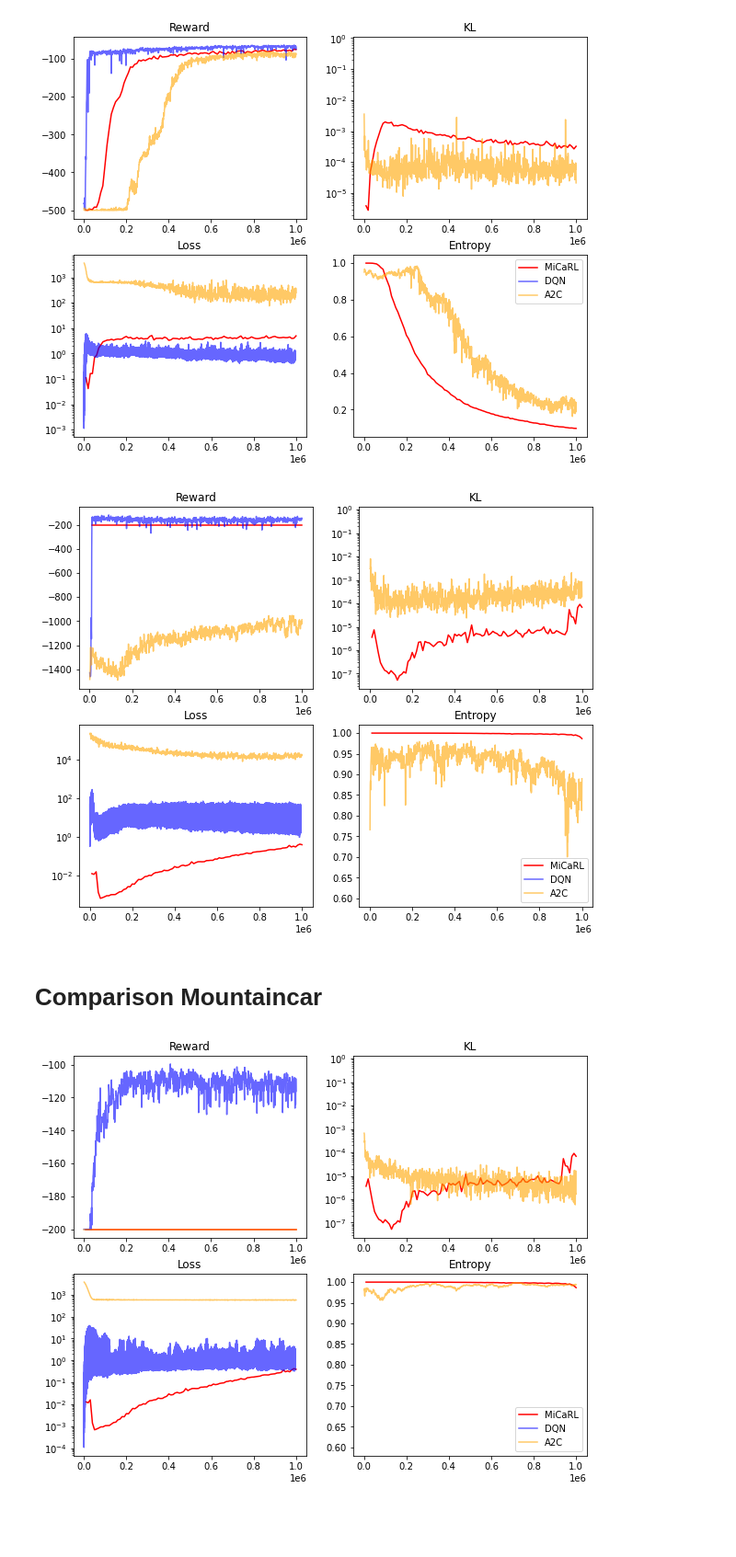
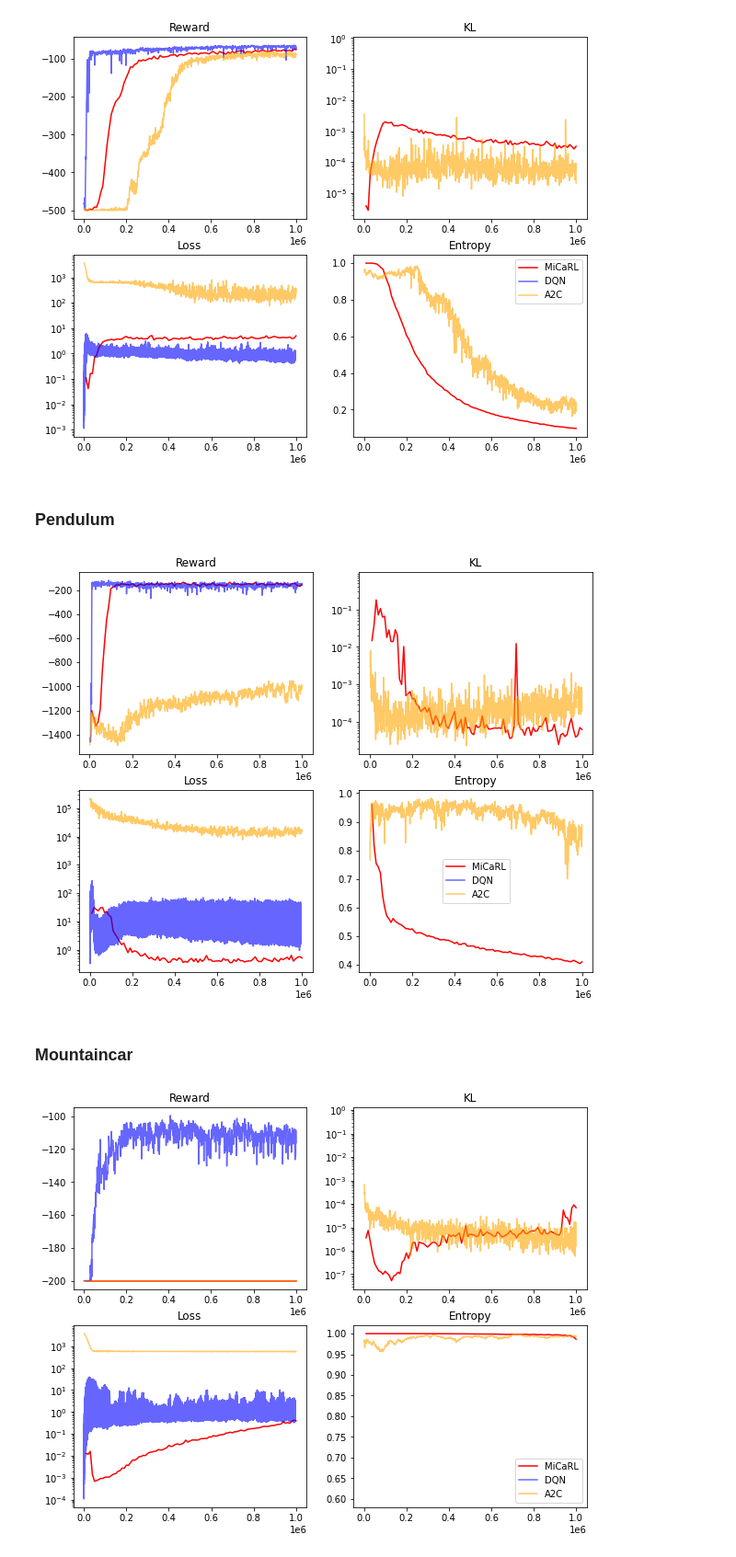
Before and after one commit to riccardodv/MirrorRL, a Jupyter notebook: analyse.ipynb, the cells around one changed output. Shown at 92% size. Cells and saved outputs as stored; diff of their text form; code cells hidden in the pictures; blank space fills up the shorter version.

Commit message:
udpate analyse remore redundant functions comparison plots

```diff
--- a/analyse.ipynb
+++ b/analyse.ipynb
@@ -507,5 +507,5 @@ plt.savefig("./Figures/all_rewards"+".pdf", format='pdf')
 # %%
-def plot_agents_comparison_cartpole(path, time = False):
+def plot_agents_comparison(path, time = False, choose_nb = None, id = None):
     # MiCaRl
     limsup = 100
     all_folders = [f for f in os.listdir(path[0]) if os.path.isdir(os.path.join(path[0], f))]
@@ -521,6 +521,9 @@ def plot_agents_comparison_cartpole(path, time = False):
         _df["nb_add_neurone_per_iter"] = pms["nb_add_neurone_per_iter"]
         _df["nb_samp_per_iter"] = pms["nb_samp_per_iter"]
         df = pd.concat([df, _df], ignore_index=True)
+
+    if choose_nb:
+        df = df[df["nb_add_neurone_per_iter"]==choose_nb]
 
     df = df[["nb_add_neurone_per_iter", "nb_samp_per_iter", "eta", 'average_reward', 'q_error_train', "kl", "entropy", "experiment_id", "time_total_s", "time_since_restore", "training_iteration"]]
 
@@ -550,7 +553,7 @@ def plot_agents_comparison_cartpole(path, time = False):
         yfit = df_sub["mean"]["kl"]
         dyfit = df_sub["std"]["kl"]
         # axs[0, 1].fill_between(xfit, yfit + dyfit, yfit-dyfit, alpha=0.4)
-        axs[0, 1].plot(xfit, yfit, alpha=1,color='red')
+        axs[0, 1].plot(xfit, yfit, alpha=1, color='red')
         axs[0, 1].set_title("KL")
         axs[0, 1].set_yscale('log')
 
@@ -573,7 +576,6 @@ def plot_agents_comparison_cartpole(path, time = False):
     else:
         xfit  = dfr.index
     yfit = dfr["mean"]["value"]["eval_rewards"]
-    # ax1.fill_between(xfit, yfit - dyfit, np.minimum(yfit+dyfit,500), color='blue', alpha=0.4)
     axs[0,0].plot(xfit, yfit, alpha=0.6, color='blue')
 
     dfl = df[(df["tag"]=="losses/q_loss")]
@@ -584,7 +586,6 @@ def plot_agents_comparison_cartpole(path, time = False):
     else:
         xfit = dfl.index
     yfit = dfl["mean"]["value"]["losses/q_loss"]
-    # ax2.fill_between(xfit, np.maximum(0,yfit - dyfit), yfit+dyfit, color='blue', alpha=0.4)
     axs[1,0].plot(xfit, yfit, alpha=0.6, color='blue')
 
     # just to plot legend correctly
@@ -594,46 +595,35 @@ def plot_agents_comparison_cartpole(path, time = False):
 
 
     # a2c
+    norm_dict = {"cartpole": np.log(2) , "acrobot": np.log(3), "pendulum": np.log(3), "mountaincar": np.log(3)}
+    norm_entropy = norm_dict[id]
     limsup = 100
+
     df = pd.read_csv(path[1] + "/data.csv")
     df = df[(df["tag"]=="eval_rewards") | (df["tag"]=="loss") | (df["tag"]=="kl") | (df["tag"]=="ent")]
     df = df.pivot_table(index= "global_step", columns="tag", aggfunc=[np.mean,  np.std])
 
     if time:
-       xfit = df["mean"]["dw_time_elapsed"]["eval_rewards"]
+        xfit = df["mean"]["dw_time_elapsed"]["eval_rewards"]
     else:
         xfit = df.index
     yfit = df["mean"]["value"]["eval_rewards"]
-    dyfit = df["std"]["value"]["eval_rewards"]
-    # axs[0, 0].fill_between(xfit, yfit - dyfit, np.minimum(yfit+dyfit,500), color='blue', alpha=0.4)
-    axs[0, 0].plot(xfit, yfit, alpha=0.6, color='orange')
+    axs[0, 0].plot(xfit, yfit, alpha=0.6, color= 'orange')
 
     if time:
        xfit = df["mean"]["dw_time_elapsed"]["loss"]
-    else:
-        xfit = df.index
     yfit = df["mean"]["value"]["loss"]
-    dyfit = df["std"]["value"]["loss"]
-    # axs[1, 0].fill_between(xfit, yfit - dyfit, yfit+dyfit, color='blue', alpha=0.4)
-    axs[1, 0].plot(xfit, yfit, alpha=0.6, color='orange')
+    axs[1, 0].plot(xfit, yfit, alpha=0.6, color= 'orange')
 
     if time:
        xfit = df["mean"]["dw_time_elapsed"]["kl"]
-    else:
-        xfit = df.index
     yfit = df["mean"]["value"]["kl"]
-    dyfit = df["std"]["value"]["kl"]
-    # axs[0, 1].fill_between(xfit, np.maximum(yfit - dyfit,0), yfit+dyfit, color='blue', alpha=0.4)
-    axs[0, 1].plot(xfit, yfit, alpha=0.6, color='orange')
+    axs[0, 1].plot(xfit, yfit, alpha=0.6, color= 'orange')
 
     if time:
        xfit = df["mean"]["dw_time_elapsed"]["ent"]
-    else:
-        xfit = df.index
-    yfit = df["mean"]["value"]["ent"]/np.log(2)
-    dyfit = df["std"]["value"]["ent"]/np.log(2)
-    # axs[1, 1].fill_between(xfit, np.maximum(yfit - dyfit,0), yfit+dyfit, color='blue', alpha=0.4)
-    axs[1, 1].plot(xfit, yfit, alpha=0.6, color='orange')
+    yfit = df["mean"]["value"]["ent"]/norm_entropy
+    axs[1, 1].plot(xfit, yfit, alpha=0.6, color= 'orange')
 
 
 
@@ -936,10 +802,12 @@ def plot_agents_comparison_pendulum(path, time = False, choose_nb = 50):
+# %% [markdown]
+### Pendulum
 # %%
-path1 = "ray_results/run_2022-05-27_18-04-31/"
+path1 = "ray_results/run_2022-05-25_12-20-44/"
 path2 = "results/solving_pendulum/a2c_pendulum/1/manager_data"
 path3 = "results/solving_pendulum/dqn_pendulum/1/manager_data"
-plot_agents_comparison_acrobot([path1,path2, path3])
+plot_agents_comparison([path1,path2, path3], choose_nb=20, id = "pendulum")
 plt.savefig("./Figures/all_agents_pendulum"+".pdf", format='pdf')
 # %% [output]
-[figure, old version]
+[figure, new version]
 # %% [markdown]
-# Comparison Mountaincar
+### Mountaincar
```
Also changed, not shown: parts of 12 cells of this notebook.
